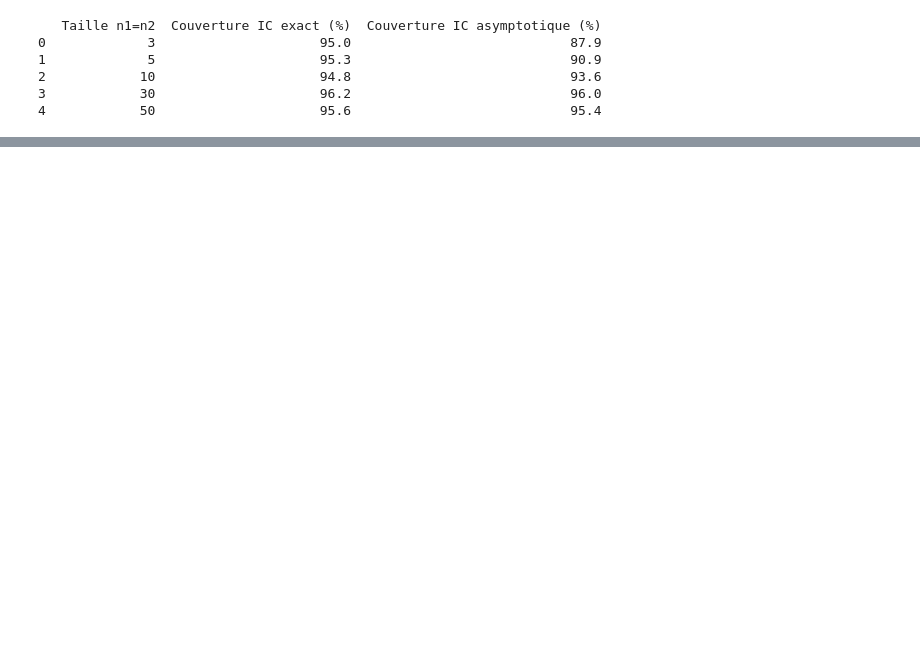
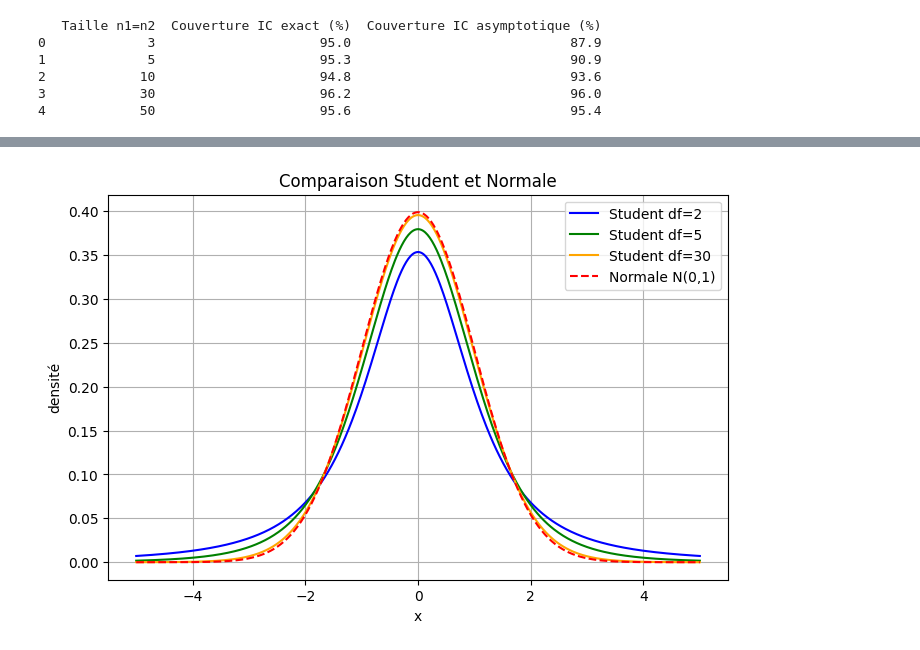
Before and after one commit to Fares596/statistical-tests-report, a Jupyter notebook: confidence_interval_modelisation.ipynb, the cells around one changed output, grey strips where cells are left out. Cells and saved outputs as stored; diff of their text form; code cells hidden in the pictures; blank space fills up the shorter version.

```diff
--- a/confidence_interval_modelisation.ipynb
+++ b/confidence_interval_modelisation.ipynb
@@ -266,0 +265,24 @@ print(df_results)
+# %%
+import numpy as np
+import matplotlib.pyplot as plt
+from scipy.stats import t, norm
+
+x = np.linspace(-5, 5, 500)
+
+# Courbes
+df_values = [2, 5, 30]  # petits et moyens échantillons
+colors = ['blue', 'green', 'orange']
+
+plt.figure(figsize=(8,5))
+for df, color in zip(df_values, colors):
+    plt.plot(x, t.pdf(x, df), label=f"Student df={df}", color=color)
+
+plt.plot(x, norm.pdf(x), label="Normale N(0,1)", color="red", linestyle="--")
+plt.title("Comparaison Student et Normale")
+plt.xlabel("x")
+plt.ylabel("densité")
+plt.legend()
+plt.grid(True)
+plt.show()
+# %% [output]
+[figure, added]
```
Also changed, not shown: parts of 3 cells of this notebook.
